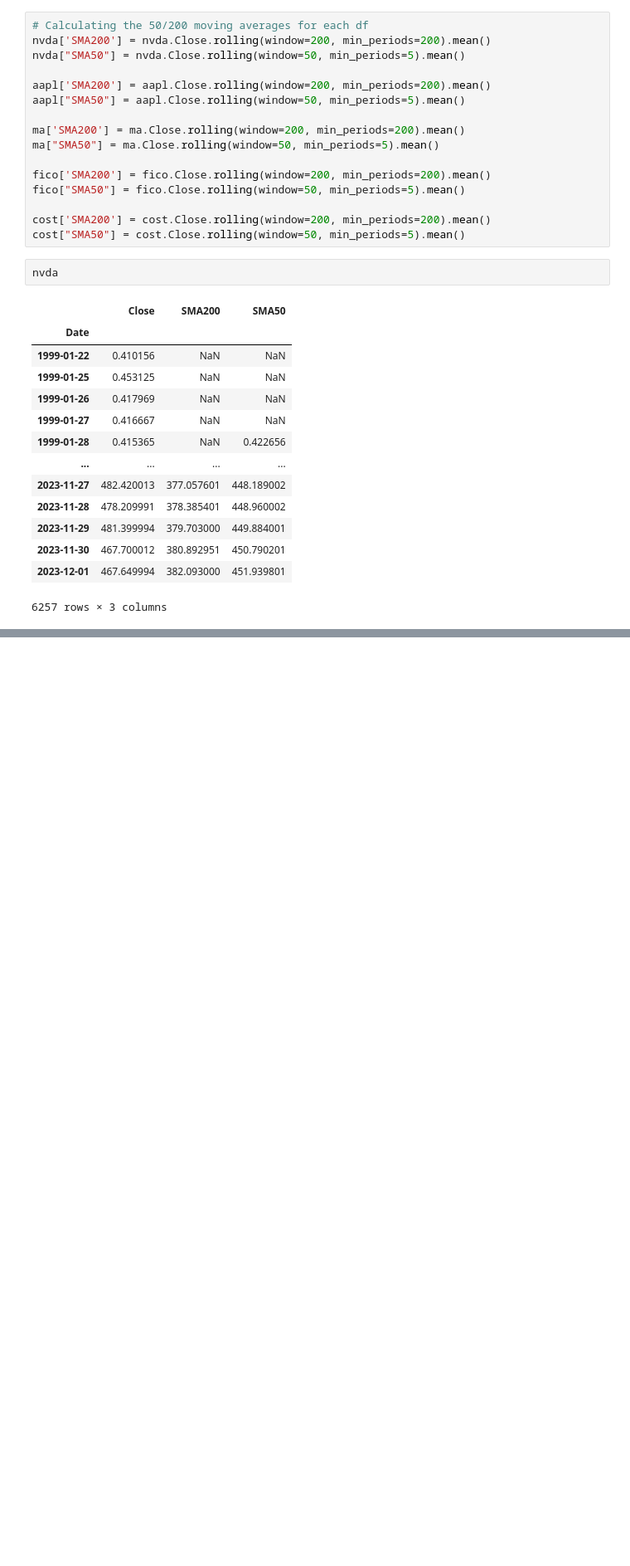
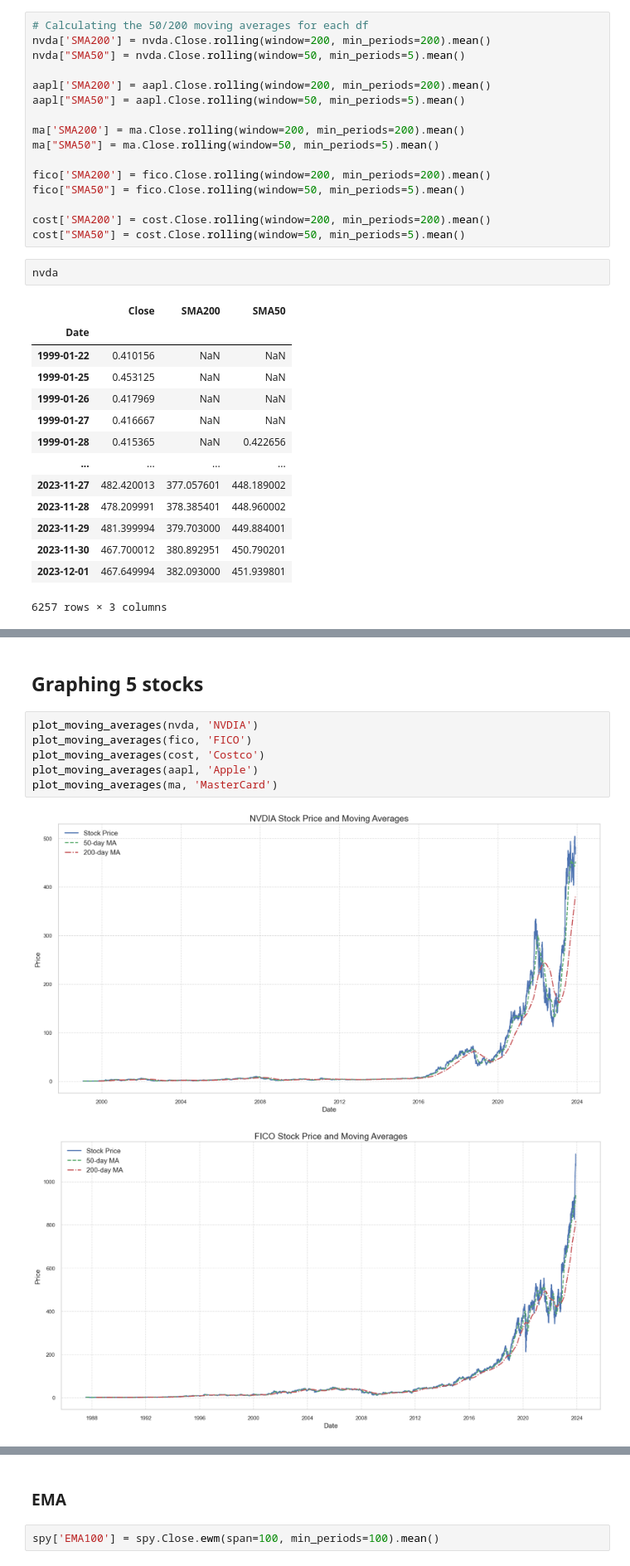
Before and after one commit to chrishunt11/Algorithmic_Trading_Python, a Jupyter notebook: Algorithmic Trading.ipynb, the cells around one changed output, grey strips where cells are left out. Shown at 83% size. Saved outputs shown, nothing was run; the diff lists cells and outputs as text; blank space fills up the shorter version.

```diff
--- a/Algorithmic Trading.ipynb
+++ b/Algorithmic Trading.ipynb
@@ -1244,0 +1255,11 @@ plt.show()
+# %% [markdown]
+## Graphing 5 stocks
+# %%
+plot_moving_averages(nvda, 'NVDIA')
+plot_moving_averages(fico, 'FICO')
+plot_moving_averages(cost, 'Costco')
+plot_moving_averages(aapl, 'Apple')
+plot_moving_averages(ma, 'MasterCard')
+# %% [output]
+[figure, added]
+[figure, added]
@@ -1244,0 +1269,4 @@ plt.show()
+# %% [markdown]
+### EMA
+# %%
+spy['EMA100'] = spy.Close.ewm(span=100, min_periods=100).mean()
```
Also changed, not shown: parts of 50 cells of this notebook, 1 other file.
